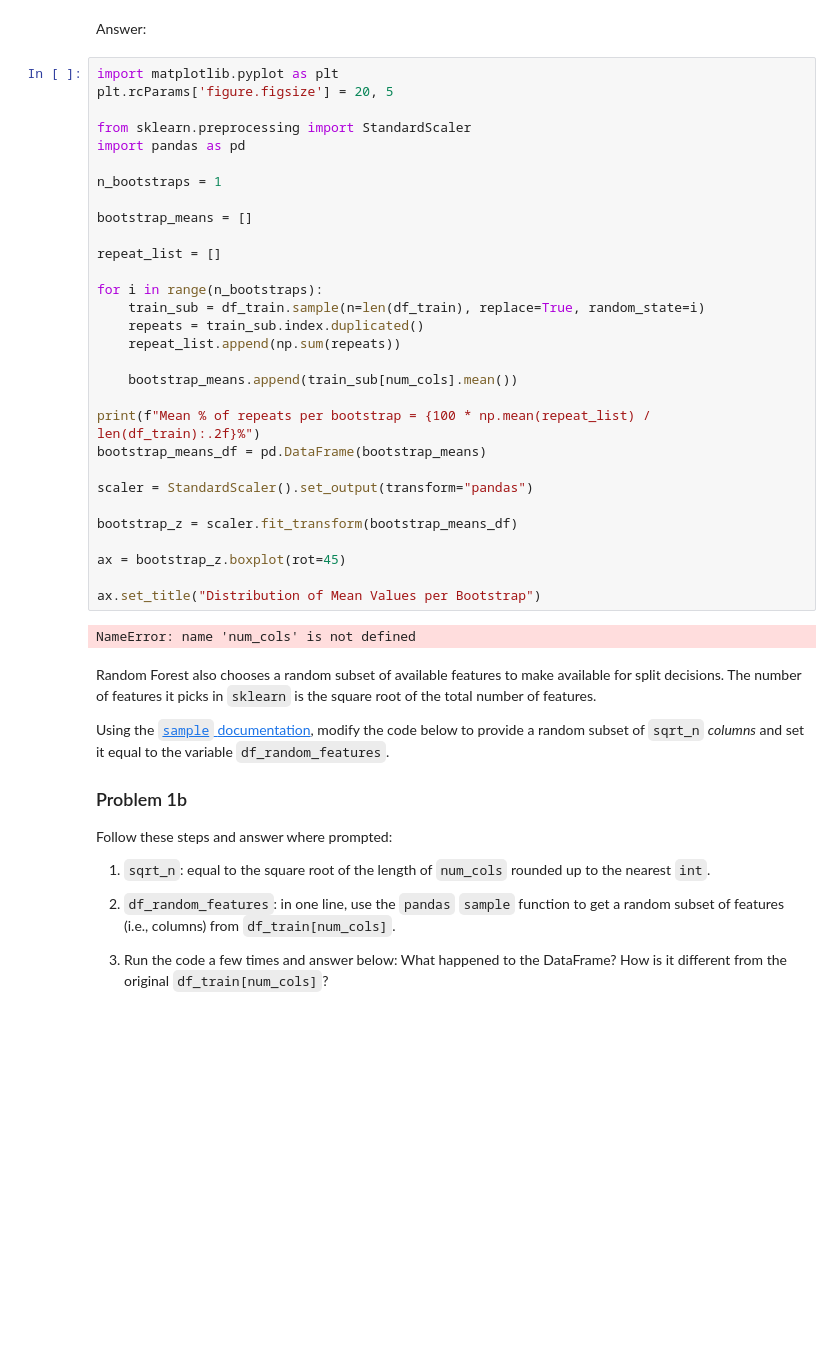
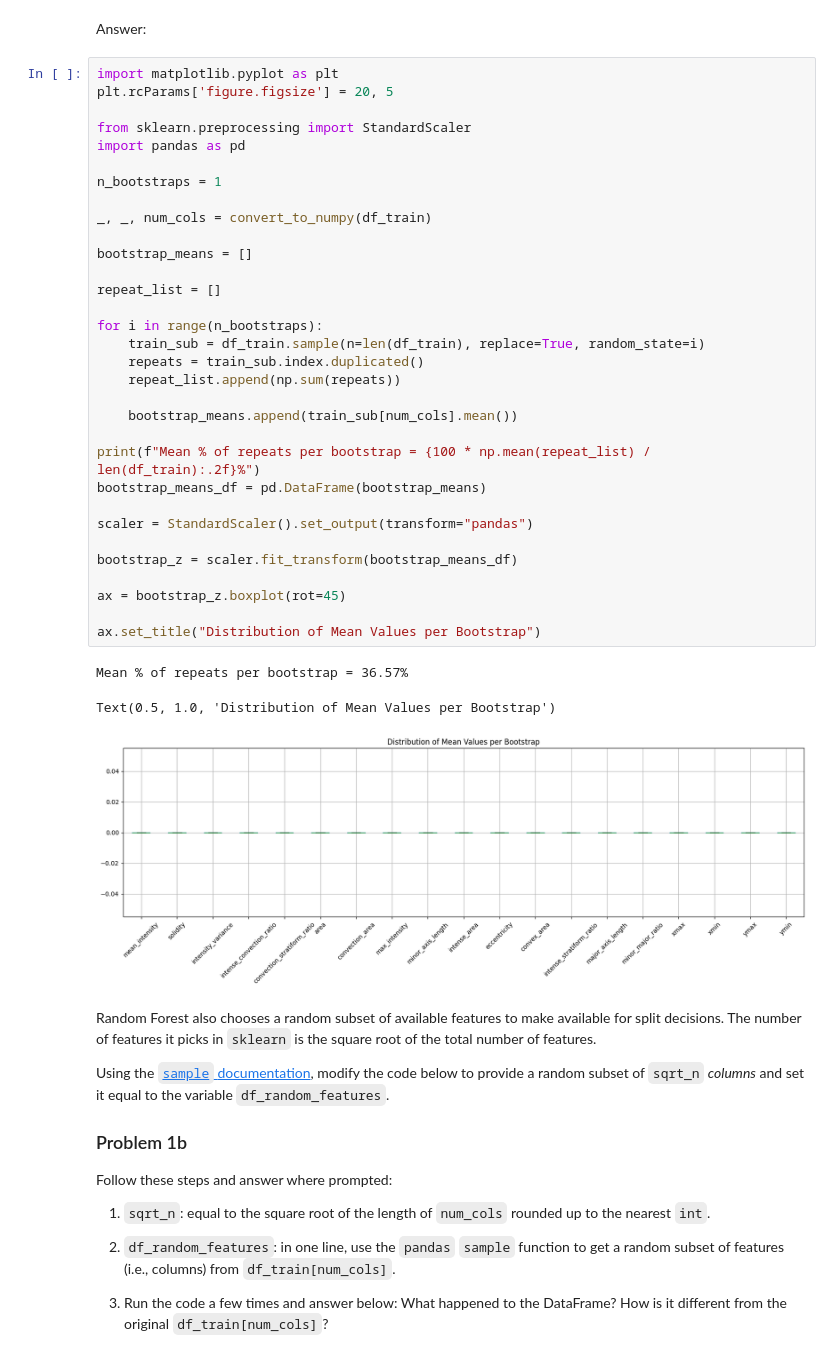
Before and after one commit to ahaberlie/python_programming_geosciences, a Jupyter notebook: labs/L8_First_Last.ipynb, the cells around one changed output. Cells and saved outputs as stored; diff of their text form; blank space fills up the shorter version.

```diff
--- a/labs/L8_First_Last.ipynb
+++ b/labs/L8_First_Last.ipynb
@@ -131,34 +131,38 @@ Answer:
 import matplotlib.pyplot as plt
 plt.rcParams['figure.figsize'] = 20, 5
 
 from sklearn.preprocessing import StandardScaler
 import pandas as pd
 
 n_bootstraps = 1
+
+_, _, num_cols = convert_to_numpy(df_train)
 
 bootstrap_means = []
 
 repeat_list = []
 
 for i in range(n_bootstraps):
     train_sub = df_train.sample(n=len(df_train), replace=True, random_state=i)
     repeats = train_sub.index.duplicated()
     repeat_list.append(np.sum(repeats))
 
     bootstrap_means.append(train_sub[num_cols].mean())
 
 print(f"Mean % of repeats per bootstrap = {100 * np.mean(repeat_list) / len(df_train):.2f}%")
 bootstrap_means_df = pd.DataFrame(bootstrap_means)
 
 scaler = StandardScaler().set_output(transform="pandas")
 
 bootstrap_z = scaler.fit_transform(bootstrap_means_df)
 
 ax = bootstrap_z.boxplot(rot=45)
 
 ax.set_title("Distribution of Mean Values per Bootstrap")
 # %% [output]
-NameError: name 'num_cols' is not defined
+Mean % of repeats per bootstrap = 36.57%
+Text(0.5, 1.0, 'Distribution of Mean Values per Bootstrap')
+[figure, added]
 # %% [markdown]
 Random Forest also chooses a random subset of available features to make available for split decisions. The number of features it picks in `sklearn` is the square root of the total number of features.
 
```
Also changed, not shown: parts of 2 cells of this notebook, 1 other file.
